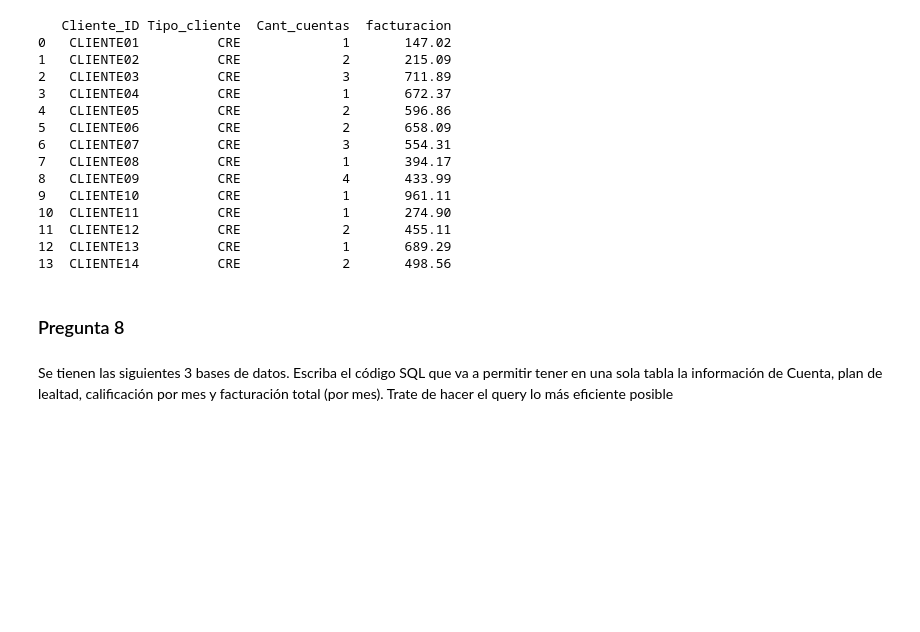
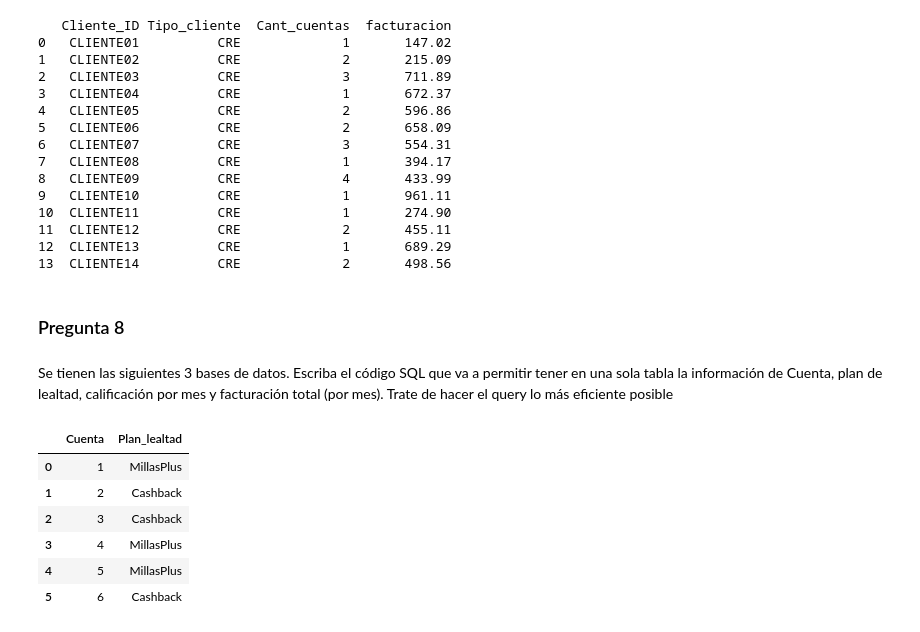
Before and after one commit to esc20936/PruebaTecnicaBAC, a Jupyter notebook: main.ipynb, the cells around one changed output. Drawn from its saved outputs; the diff is of its cells as text; code cells hidden in the pictures; blank space fills up the shorter version.

```diff
--- a/main.ipynb
+++ b/main.ipynb
@@ -265,3 +270,13 @@ Se tienen las siguientes 3 bases de datos. Escriba el código SQL que va a permi
 # %%
 dbp8_1 = pd.read_csv('./databases/p8/bdp8-1.csv')
 dbp8_2 = pd.read_csv('./databases/p8/bdp8-2.csv')
+# %%
+dbp8_1
+# %% [output]
+|  | Cuenta | Plan_lealtad |
+| 0 | 1 | MillasPlus |
+| 1 | 2 | Cashback |
+| 2 | 3 | Cashback |
+| 3 | 4 | MillasPlus |
+| 4 | 5 | MillasPlus |
+| 5 | 6 | Cashback |
```
Also changed, not shown: parts of 6 cells of this notebook, 4 other files.
